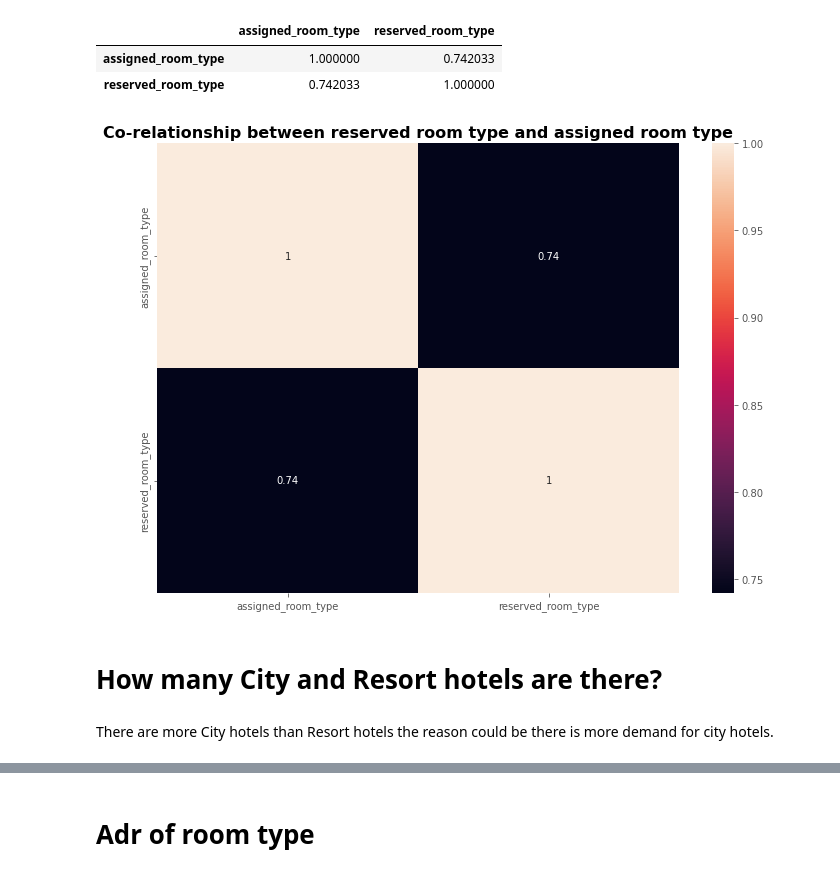
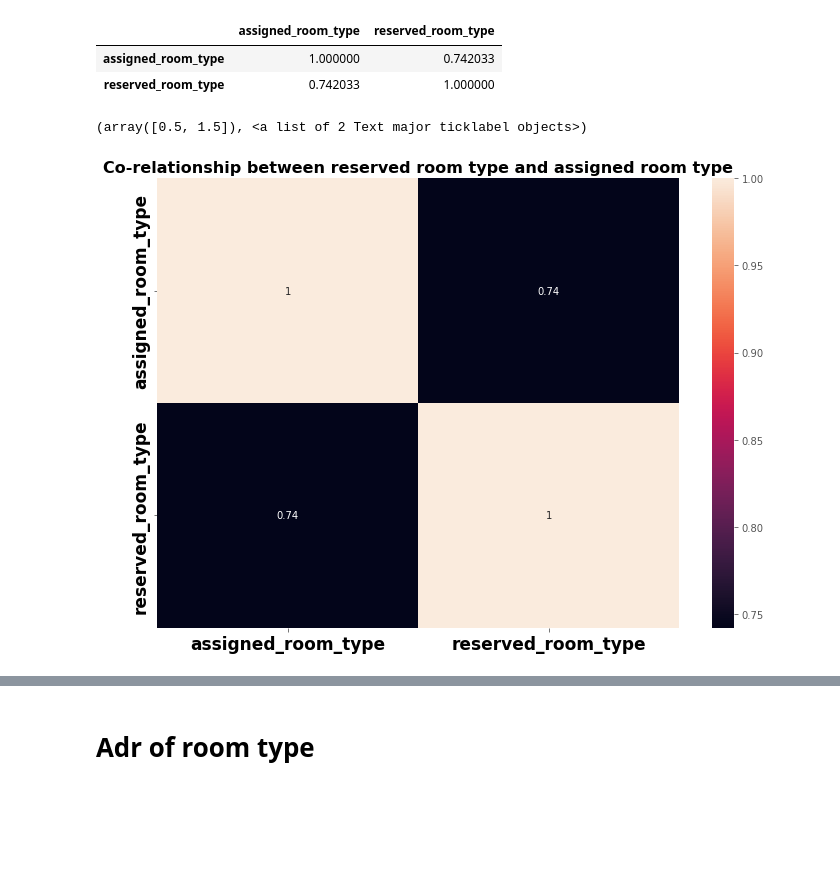
Before and after one commit to aynaval/Hotel-booking-analysis_EDA, a Jupyter notebook: EDA_Capstone_Project.ipynb, the cells around one changed output, grey strips where cells are left out. Drawn from its saved outputs; the diff is of its cells as text; code cells hidden in the pictures; blank space fills up the shorter version.

```diff
--- a/EDA_Capstone_Project.ipynb
+++ b/EDA_Capstone_Project.ipynb
@@ -527,9 +653,8 @@ df.apply(lambda x : pd.factorize(x)[0]).corr(method='pearson', min_periods=1)
 # %%
 sns.heatmap(df.apply(lambda x : pd.factorize(x)[0]).corr(method='pearson', min_periods=1),annot= True);
 plt.title('Co-relationship between reserved room type and assigned room type',fontsize=16,fontweight ='bold');
+plt.xticks(fontsize=17,fontweight='bold',color='k')
+plt.yticks(fontsize=17,fontweight='bold',color='k')
 # %% [output]
+(array([0.5, 1.5]), <a list of 2 Text major ticklabel objects>)
-[figure, old version]
+[figure, new version]
-# %% [markdown]
-# How many City and Resort hotels are there?
-# %% [markdown]
-There are more City hotels than Resort hotels the reason could be there is more demand for city hotels.
```
Also changed, not shown: parts of 116 cells of this notebook.
